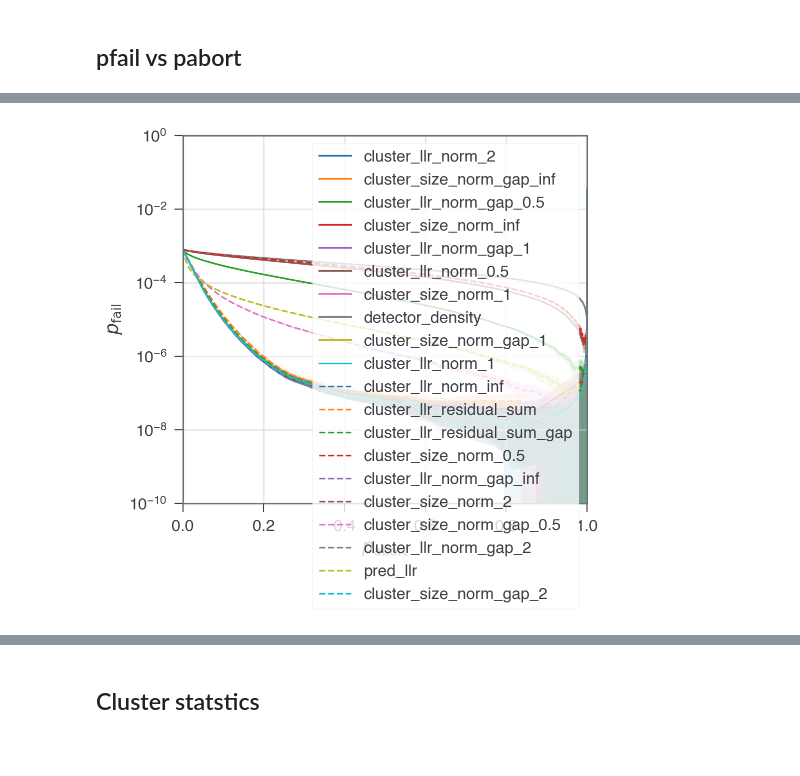
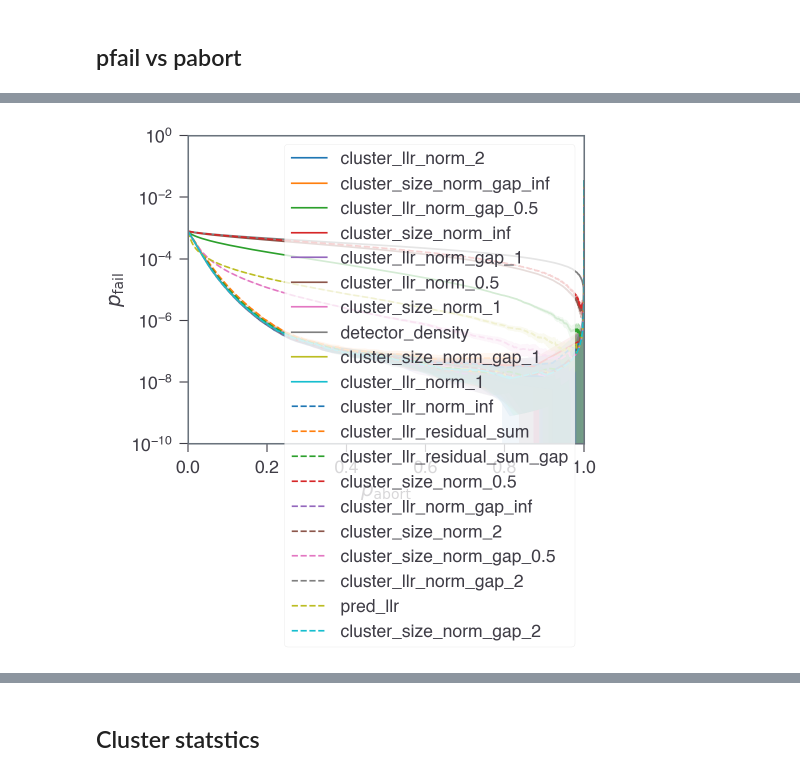
Before and after one commit to seokhyung-lee/ldpc-post-selection, a Jupyter notebook: simulations/analysis/notebooks/bb_code_analysis.ipynb, the cells around one changed output, grey strips where cells are left out. Drawn from its saved outputs; the diff is of its cells as text; code cells hidden in the pictures; blank space fills up the shorter version.

```diff
--- a/simulations/analysis/notebooks/bb_code_analysis.ipynb
+++ b/simulations/analysis/notebooks/bb_code_analysis.ipynb
@@ -37,21 +37,12 @@ sys.path.append(str(Path(os.getcwd()).parent.parent))
 pd.set_option('display.max_rows', 1000)
 idx = pd.IndexSlice
 
-# Plotting configurations
+jtplot.style(context='paper', theme='grade3', grid=False, ticks=True)
 DFT_FIG_WIDTH_WIDE = 11
 DFT_FIG_WIDTH = 5.3
 COLORS = plt.get_cmap('tab10')
 # Choose in ['Pastel1', 'Pastel2', 'Paired', 'Accent', 'Dark2', 'Set1', 'Set2', 'Set3',
 # 'tab10', 'tab20', 'tab20b', 'tab20c']
-
-jtplot.style(context="paper", theme="grade3", grid=True, ticks=True, fscale=1.1)
-plt.rcParams.update(
-    {
-        "grid.alpha": 0.5,
-        "axes.prop_cycle": plt.cycler("color", plt.cm.tab10.colors),
-    }
-)
-CMU_FONT = "CMU Sans Serif"  # Default font in LaTeX
 
 # Utility functions
 def write_pickle(path, obj):
@@ -87,3 +65,9 @@ df_ps_best = take_best_by_from_df_ps_dict(
+# %%
+df_ps_best = take_best_by_from_df_ps_dict(
+    df_ps_dict,
+    exclude=(lambda by: by in {"pred_llr", "detector_density"}),
+    use_pfail_upper=False,
+)
 # %%
 df_ps_best.head()
 # %% [output]
@@ -149,18 +129,0 @@ def plot_plog_against_pabort(n, p, figsize):
-# %%
-figsize = (DFT_FIG_WIDTH_WIDE * 0.32, 3)
-fig, ax = plot_plog_against_pabort(144, 3e-3, figsize)
-ax.text(
-    0,
-    1,
-    "(b)",
-    in_layout=False,
-    va="top",
-    ha="left",
-    transform=fig.transFigure,
-    fontdict=dict(weight="bold", family=CMU_FONT),
-    fontsize=14,
-)
-
-plt.savefig(
-    "overleaf_figs/bb_code_metric_comparison_plog_vs_pabort.pdf",
-)
@@ -282,7 +184,7 @@ plt.savefig("overleaf_figs/bb_code_plog_vs_pabort.pdf")
 fig, ax = plt.subplots(figsize=(DFT_FIG_WIDTH, 5))
 
 n = 144
-T = {144: 12, 72: 6}[n]
+d = T = {144: 12, 72: 6}[n]
 p = 0.003
 
 
@@ -319,34 +221,34 @@ for by in ordered_keys:
     delta_p_fail_col = "delta_p_fail"
 
     df_ps = df_ps.sort_values(by=p_abort_col)
     p_abort = df_ps[p_abort_col].values
     p_fail = df_ps[p_fail_col].values / T
     delta_p_fail = df_ps[delta_p_fail_col].values / T
     data_plots[by] = (p_abort, p_fail, delta_p_fail)
 
     error_band_plot(
         p_abort,
         p_fail,
         delta_p_fail,
         color=COLORS(i % 10),
         linestyle="-" if i < 10 else "--",
         label=by,
         ax=ax,
     )
     i += 1
 
 # ax.set_xscale("log")
 ax.set_xlim(0, 1)
 ax.set_yscale("log")
 ax.legend()
 ax.set_ylim(1e-10, 1)
 
 ax.set_xlabel(r"$p_\mathrm{abort}$")
 ax.set_ylabel(r"$p_\mathrm{fail}$")
 
 fig.tight_layout()
 # %% [output]
-[figure, old version]
+[figure, new version]
 # %%
 target = 0.3
 bys, y_vals, y_errs = [], [], []
```
Also changed, not shown: parts of 12 cells of this notebook, 17 other files.
